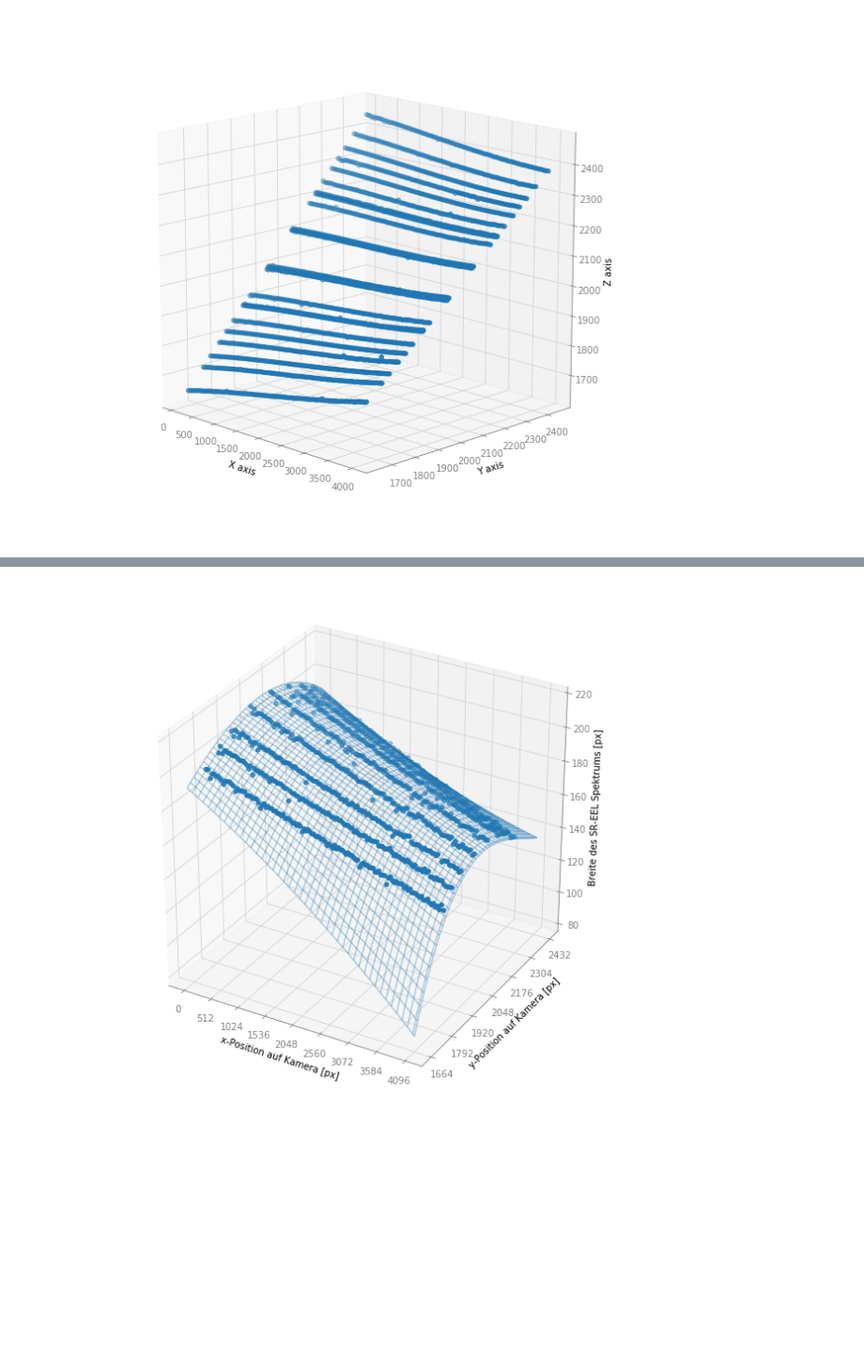
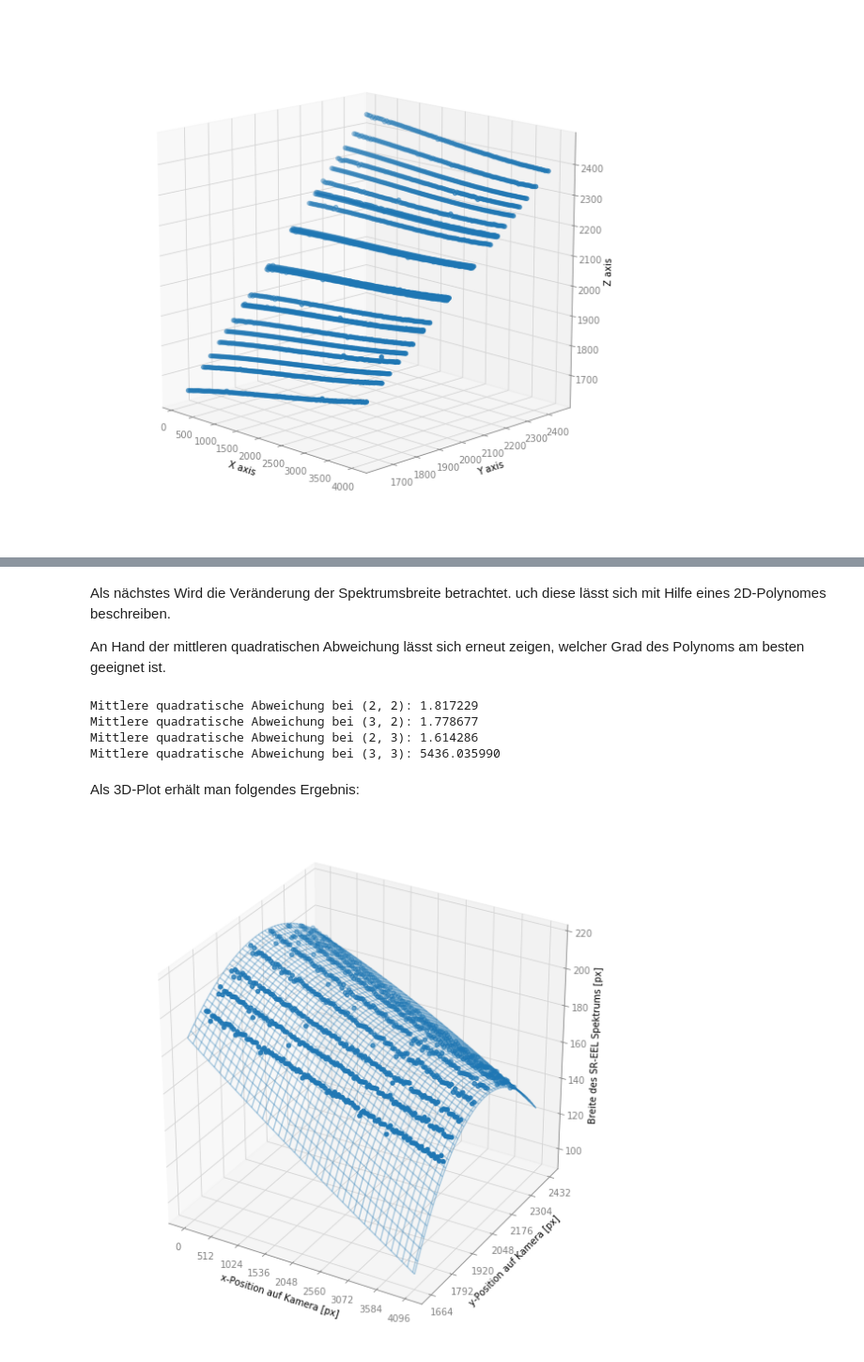
Before and after one commit to m-entrup/Dissertation, a Jupyter notebook: Jupyter-Notebooks/Kapitel3/SR-EELS-Korrektur.ipynb, the cells around one changed output, grey strips where cells are left out. Shown at 94% size. Saved outputs shown, nothing was run; the diff lists cells and outputs as text; code cells hidden in the pictures; blank space fills up the shorter version.

```diff
--- a/Jupyter-Notebooks/Kapitel3/SR-EELS-Korrektur.ipynb
+++ b/Jupyter-Notebooks/Kapitel3/SR-EELS-Korrektur.ipynb
@@ -32,18 +46,10 @@ colors = plt.get_cmap('Vega20b')
 # %%
-def polynomial2(x, p1, p2, p3):
-    return p1 + p2 * x + p3 * x**2
-
-
 def fit_polynomials(df):
     fits = []
     for date in ('x-position', 'left-position', 'right-position'):
-        popt, pcov = scipy.optimize.curve_fit(polynomial2,
-                                              df['y-position'],
-                                              df[date],
-                                              p0=(df[date][0], 0, 0)
-                                             )
+        popt = polynomial.polyfit(x=df['y-position'], y=df[date], deg=3)
         fits.append(popt)
-        df[date + '0'] = polynomial2(0, *popt)
+        df[date + '0'] = polynomial.polyval(0, popt)
     return fits
 
 
@@ -66,16 +76,19 @@ for date in ('x-position', 'left-position', 'right-position'):
 # %%
 plt.figure(figsize=(10,5))
+norm = mpl.colors.Normalize(vmin=0, vmax=3*len(files))
+c_scale = mpl.cm.ScalarMappable(norm=norm, cmap=mpl.cm.Vega10).to_rgba
 for j, file in enumerate(files):
     for i, date in enumerate(('x-position',)):
-        plt.scatter(file['y-position'][1::4], file[date][1::4], c=colors(3*j+i), marker='x', linewidths=0.2)
+        plt.scatter(file['y-position'][1::4], file[date][1::4], c=c_scale(3*j+i), marker='x', linewidths=0.2)
         x_fit = np.linspace(0, 4095, 1000)
-        y_fit = polynomial2(x_fit, *file.popts[i])
-        plt.plot(x_fit, y_fit, c=colors(3*j+i))
+        y_fit = polynomial.polyval(x_fit, file.popts[i])
+        plt.plot(x_fit, y_fit, c=c_scale(3*j+i))
         for val in set(file[date + '0']):
-            plt.scatter(0, val, c=colors(3*j+i), marker='D', zorder=10)
+            plt.scatter(0, val, c=c_scale(3*j+i), marker='D', zorder=10)
 plt.xticks(range(0, 4097, 512))
 plt.xlabel('x-Position auf Kamera [px]')
 plt.yticks(range(1792, 2305, 128))
 plt.ylabel('y-Position auf Kamera [px]')
+plt.savefig('Bilder/SR-EELS_Korrektur_Polynome_Position')
 plt.show()
 # %% [output]
@@ -181,23 +296,54 @@ popt_w = polyfit2d(width_x1, width_x2, width_y, deg_w)
+# %% [markdown]
+Als nächstes Wird die Veränderung der Spektrumsbreite betrachtet. uch diese lässt sich mit Hilfe eines 2D-Polynomes beschreiben.
+
+An Hand der mittleren quadratischen Abweichung lässt sich erneut zeigen, welcher Grad des Polynoms am besten geeignet ist.
+# %%
+width_x1 = data['y-position']
+width_x2 = data['x-position']
+width_y = data['width']
+
+popt_w22 = polyfit2d(width_x1, width_x2, width_y, (2, 2), fit_w=True)
+popt_w32 = polyfit2d(width_x1, width_x2, width_y, (3, 2), fit_w=True)
+popt_w23 = polyfit2d(width_x1, width_x2, width_y, (2, 3), fit_w=True)
+popt_w33 = polyfit2d(width_x1, width_x2, width_y, (3, 3), fit_w=True)
+
+width_z32 = np.asanyarray(width_y) - polyval2d(width_x1, width_x2, popt_w32, calc_w=True)
+width_z22 = np.asanyarray(width_y) - polyval2d(width_x1, width_x2, popt_w22, calc_w=True)
+width_z23 = np.asanyarray(width_y) - polyval2d(width_x1, width_x2, popt_w23, calc_w=True)
+width_z33 = np.asanyarray(width_y) - polyval2d(width_x1, width_x2, popt_w33, calc_w=True)
+
+print('Mittlere quadratische Abweichung bei (2, 2): %f' % (width_z22**2).mean())
+print('Mittlere quadratische Abweichung bei (3, 2): %f' % (width_z32**2).mean())
+print('Mittlere quadratische Abweichung bei (2, 3): %f' % (width_z23**2).mean())
+print('Mittlere quadratische Abweichung bei (3, 3): %f' % (width_z33**2).mean())
+# %% [output]
+Mittlere quadratische Abweichung bei (2, 2): 1.817229
+Mittlere quadratische Abweichung bei (3, 2): 1.778677
+Mittlere quadratische Abweichung bei (2, 3): 1.614286
+Mittlere quadratische Abweichung bei (3, 3): 5436.035990
+# %% [markdown]
+Als 3D-Plot erhält man folgendes Ergebnis:
 # %%
 width_xs = np.linspace(0, 4097, 128)
 width_ys = np.linspace(1792-128, 2305+128, 128)
 width_Xs, width_Ys = np.meshgrid(width_xs, width_ys)
-width_Zs = polynomial.polyval2d(width_Xs, width_Ys, popt_w)
+width_Zs = polyval2d(width_Xs, width_Ys, popt_w23, calc_w=True)
 
 
 fig = plt.figure(figsize=(10,10))
 ax = fig.gca(projection = '3d')
 
 ax.set_xlabel('x-Position auf Kamera [px]')
 ax.set_xticks(range(0, 4097, 512))
 ax.set_ylabel('y-Position auf Kamera [px]')
 ax.set_yticks(range(1792-128, 2305+128, 128))
 ax.set_zlabel('Breite des SR-EEL Spektrums [px]')
 #ax.set_zticks(range(0, 201, 25))
 
 ax.plot_wireframe(width_Xs, width_Ys, width_Zs, alpha=0.33)
 ax.scatter(width_x1, width_x2, width_y)
 #ax.view_init(azim=15)
+plt.savefig('Bilder/SR-EELS_Korrektur_Polynom2D_Breite_3D')
 plt.show()
 # %% [output]
-[figure, old version]
+[figure, new version]
```
Also changed, not shown: parts of 34 cells of this notebook, 6 other files.
